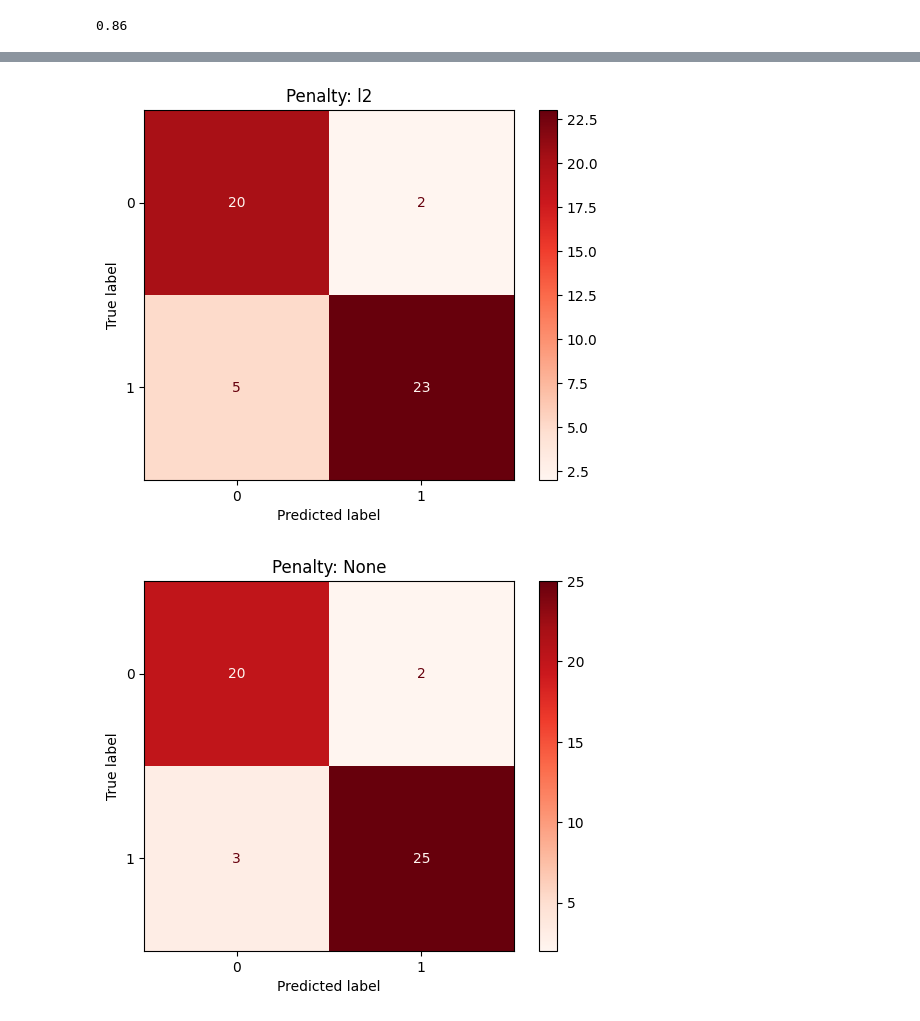
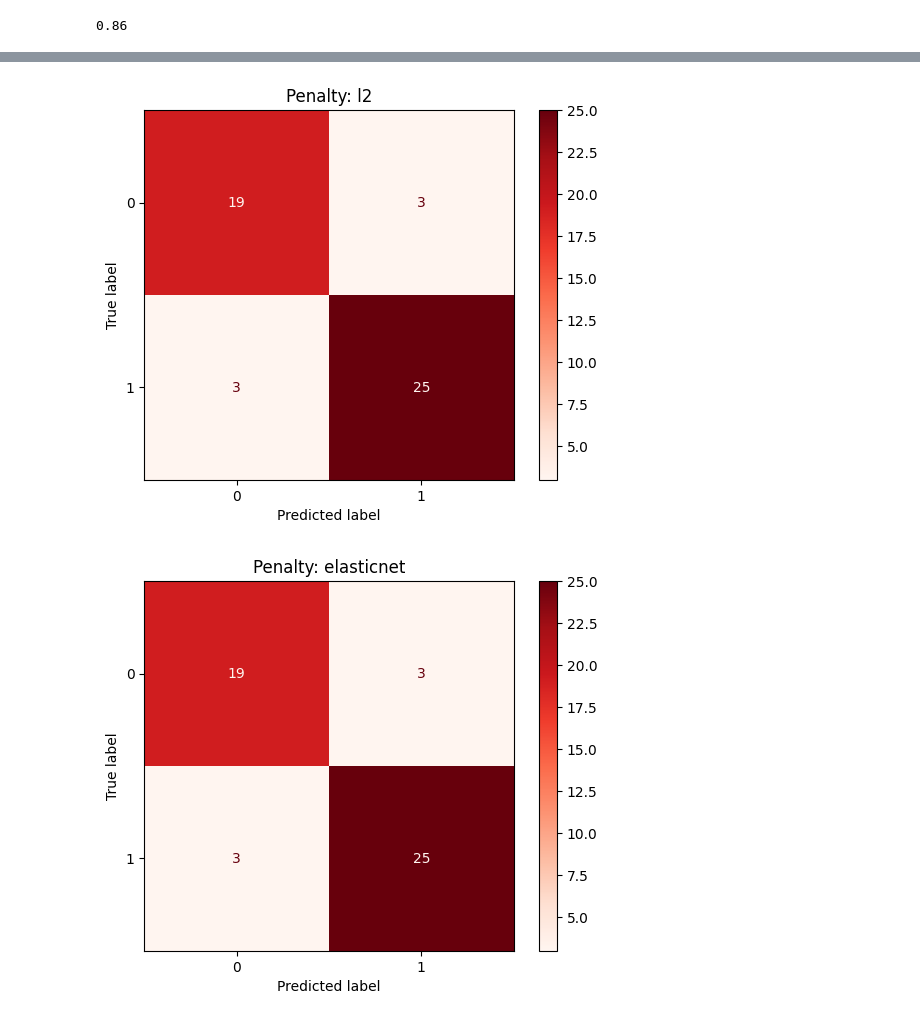
Before and after one commit to jakeogrady/machine_learning_assignments, a Jupyter notebook: logistic_regression.ipynb, the cells around one changed output, grey strips where cells are left out. Cells and saved outputs as stored; diff of their text form; code cells hidden in the pictures.

```diff
--- a/logistic_regression.ipynb
+++ b/logistic_regression.ipynb
@@ -82,7 +82,3 @@ accuracy_training
 accuracy_test
 # %% [output]
 0.86
-# %%
-cm = confusion_matrix(y_test, predictions_test)
-disp = ConfusionMatrixDisplay(confusion_matrix=cm)
-disp.plot(cmap=plt.cm.Reds)
@@ -92,7 +85,7 @@ disp.plot(cmap=plt.cm.Reds)
 # %%
 # Time to re-run with Hyper-parameter tuning
-penalties = ["l1", "l2", None]
-c_values = np.arange(0.1, 10, 0.2)
+penalties = ["l1", "l2", "elasticnet", None]
+c_values = np.logspace(-3, 3, 10)
 # %%
 training_test_comparison = {}
 
@@ -136,7 +159,7 @@ for key, value in training_test_comparison.items():
         best_models[pen] = value
 
 # Print nicely
-for pen in ["l1", "l2", None]:
+for pen in ["l1", "l2", "elasticnet", None]:
     model = best_models[pen]
     print(f"Best Accuracy with {pen if pen is not None else 'no'} penalty:")
     print(f"  C = {model['c']}")
@@ -170,2 +198,2 @@ Best Accuracy with no penalty:
-[figure, old version]
+[figure, new version]
-[figure, old version]
+[figure, new version]
```
Also changed, not shown: parts of 3 cells of this notebook.
